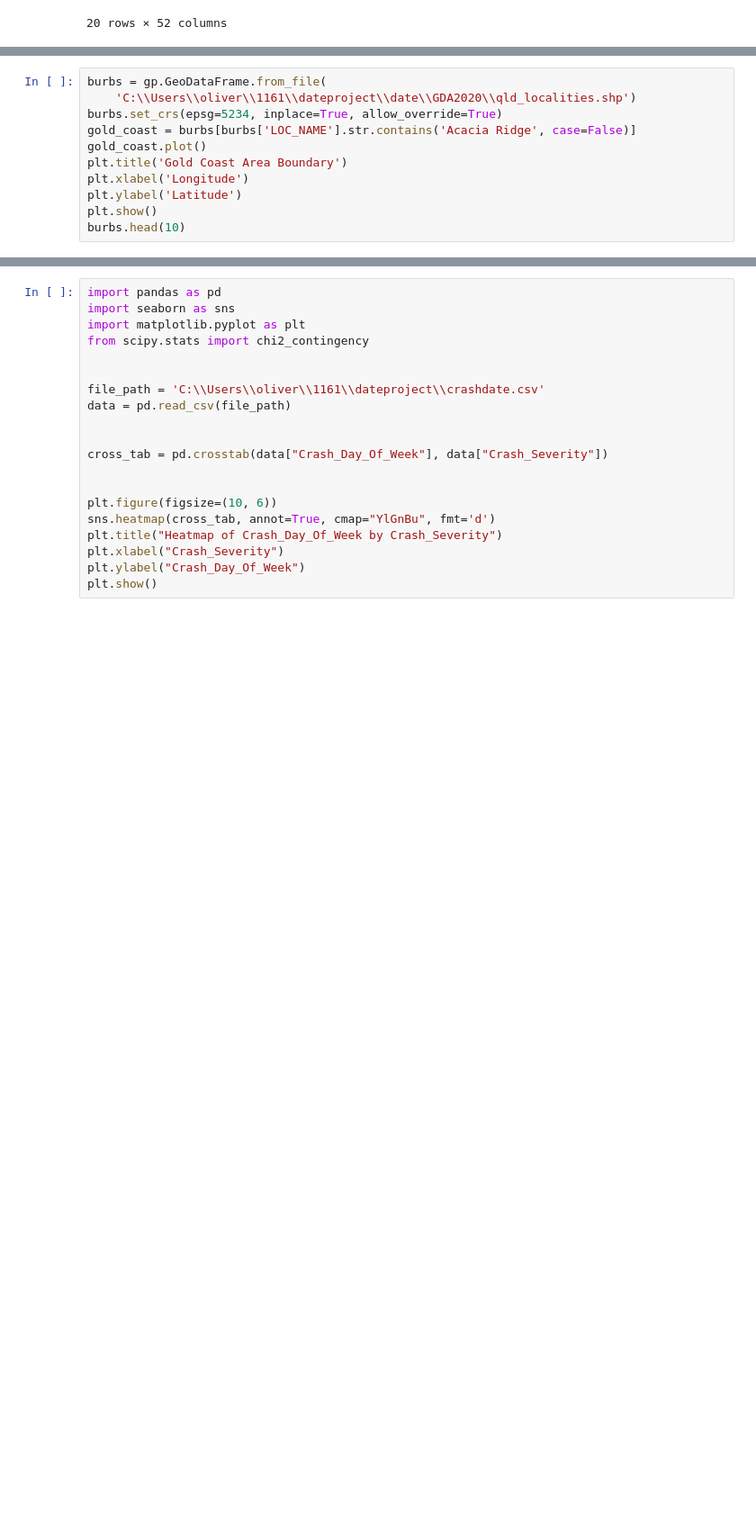
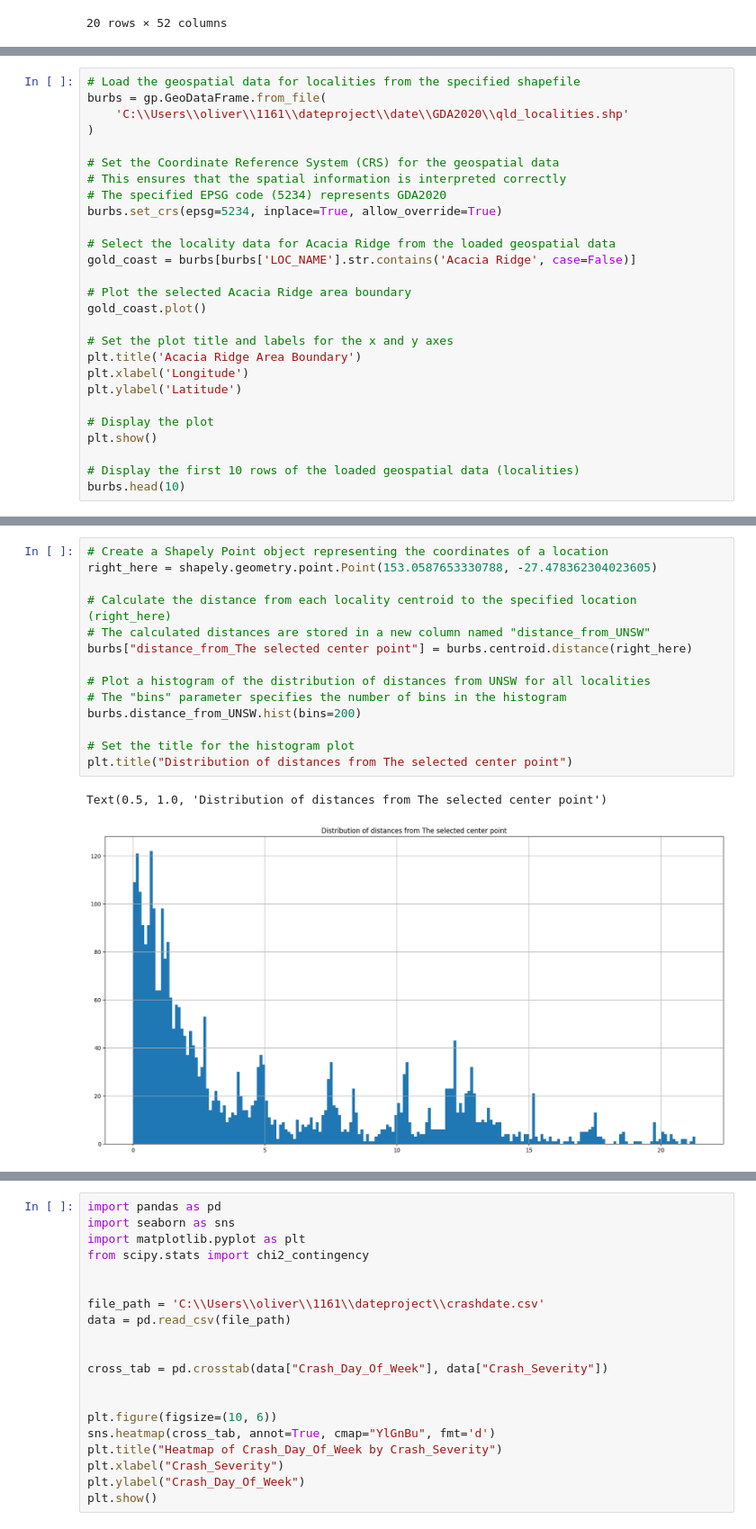
Before and after one commit to thome123/dateproject, a Jupyter notebook: maps.ipynb, the cells around one changed output, grey strips where cells are left out. Shown at 90% size. Drawn from its saved outputs; the diff is of its cells as text; blank space fills up the shorter version.

```diff
--- a/maps.ipynb
+++ b/maps.ipynb
@@ -84,13 +95,29 @@ plt.show()
 # %%
+# Load the geospatial data for localities from the specified shapefile
 burbs = gp.GeoDataFrame.from_file(
-    'C:\\Users\\oliver\\1161\\dateproject\\date\\GDA2020\\qld_localities.shp')
+    'C:\\Users\\oliver\\1161\\dateproject\\date\\GDA2020\\qld_localities.shp'
+)
+
+# Set the Coordinate Reference System (CRS) for the geospatial data
+# This ensures that the spatial information is interpreted correctly
+# The specified EPSG code (5234) represents GDA2020
 burbs.set_crs(epsg=5234, inplace=True, allow_override=True)
+
+# Select the locality data for Acacia Ridge from the loaded geospatial data
 gold_coast = burbs[burbs['LOC_NAME'].str.contains('Acacia Ridge', case=False)]
+
+# Plot the selected Acacia Ridge area boundary
 gold_coast.plot()
-plt.title('Gold Coast Area Boundary')
+
+# Set the plot title and labels for the x and y axes
+plt.title('Acacia Ridge Area Boundary')
 plt.xlabel('Longitude')
 plt.ylabel('Latitude')
+
+# Display the plot
 plt.show()
+
+# Display the first 10 rows of the loaded geospatial data (localities)
 burbs.head(10)
 # %% [output]
 [figure]
@@ -146,0 +170,17 @@ close_burbs.plot()
+# %%
+# Create a Shapely Point object representing the coordinates of a location
+right_here = shapely.geometry.point.Point(153.0587653330788, -27.478362304023605)
+
+# Calculate the distance from each locality centroid to the specified location (right_here)
+# The calculated distances are stored in a new column named "distance_from_UNSW"
+burbs["distance_from_The selected center point"] = burbs.centroid.distance(right_here)
+
+# Plot a histogram of the distribution of distances from UNSW for all localities
+# The "bins" parameter specifies the number of bins in the histogram
+burbs.distance_from_UNSW.hist(bins=200)
+
+# Set the title for the histogram plot
+plt.title("Distribution of distances from The selected center point")
+# %% [output]
+Text(0.5, 1.0, 'Distribution of distances from The selected center point')
+[figure, added]
```
Also changed, not shown: parts of 25 cells of this notebook.
